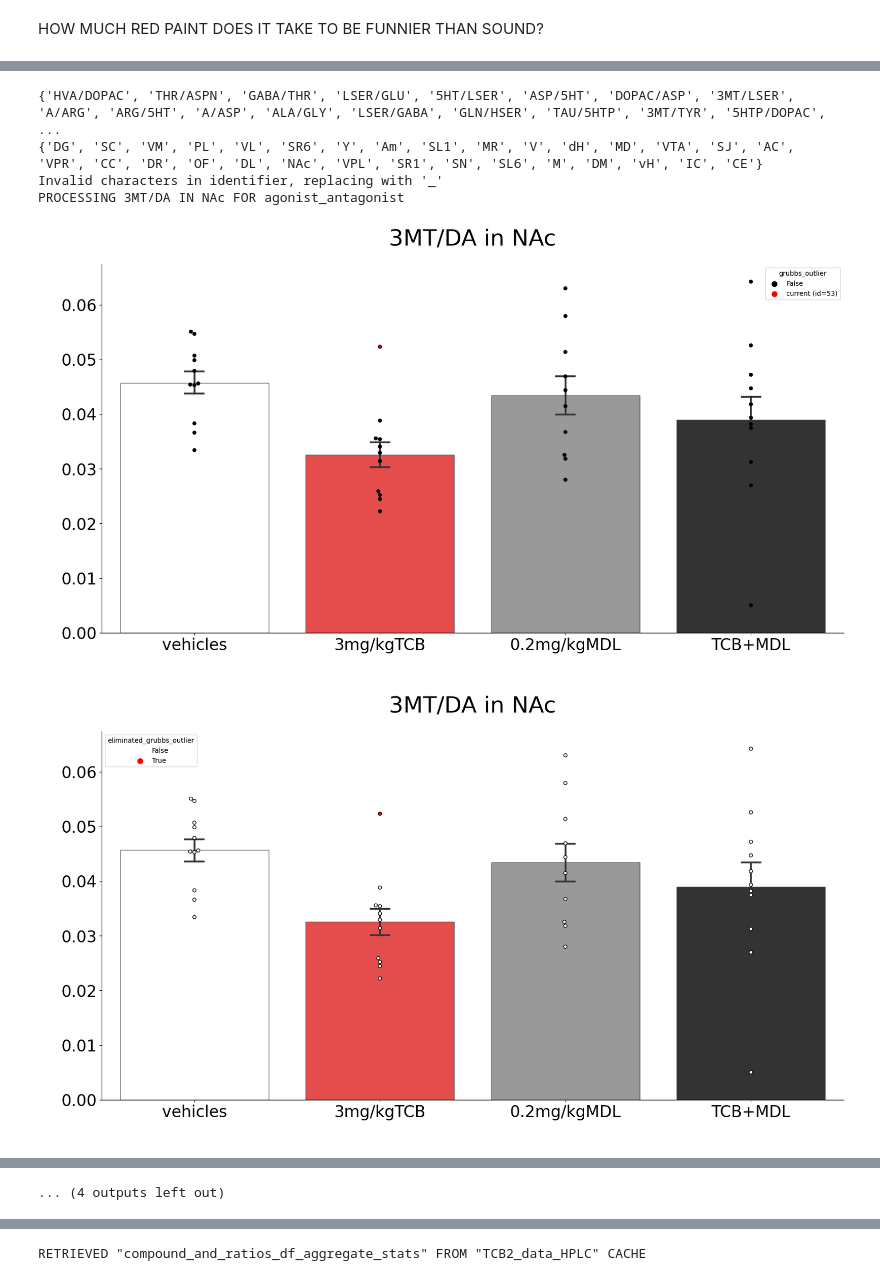
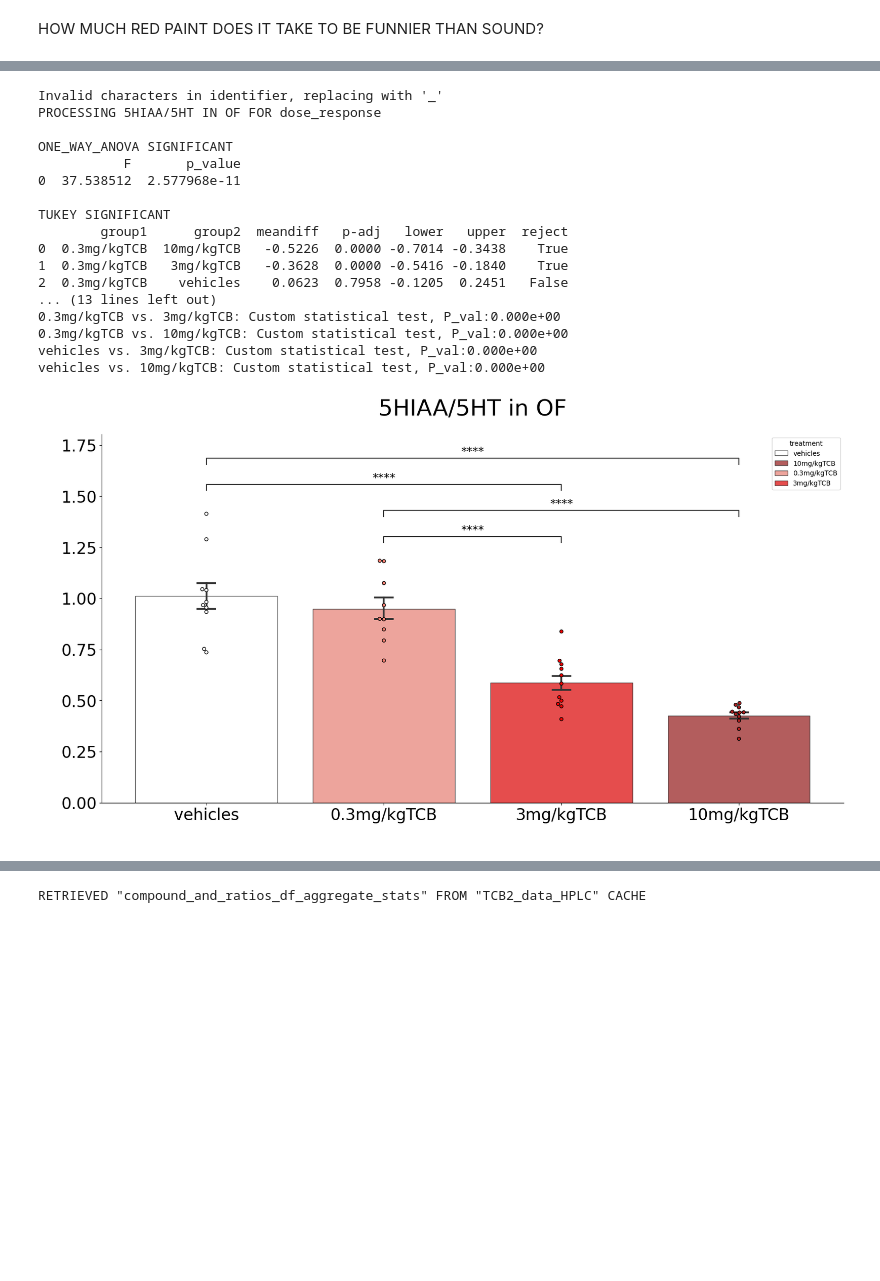
Before and after one commit to remicorne/phd, a Jupyter notebook: RUN.ipynb, the cells around one changed output, grey strips where cells are left out. Drawn from its saved outputs; the diff is of its cells as text; code cells hidden in the pictures; blank space fills up the shorter version.

Commit message:
histograms aer fixed with statannotator need to add to quantitativeSummary() star system and FIX CORRELOGRAM annotations which only put number in first row when i need in all

```diff
--- a/RUN.ipynb
+++ b/RUN.ipynb
@@ -194,29 +221,47 @@ percentageVehiclesFig(
 # %%
 #QUANTITATIVE HISTOGRAMS
 
 quantitativeHistogram(
     filename,
     p_value_threshold=0.05,
+    compound='5HIAA/5HT',
+    region='OF',
+    experiment= 'dose_response',
+    outlier_test='grubbs',
+    do_outliers=False,
+    from_scratch=True
 )
 
 
 # quantitativeHistogram( # JAS not working pls look into
 #     filename,
 
 #     experiment='agonist_antagonist',
 #     compound='3MT/DA',
 #     region='DL',
 #     outlier_test= 'grubbs', #this should not be asked every time it is something you would set once in the constants for this experiment, could do redo_outliers = T/F
 #     #it forced me to do outliers as ther were not done 5HIAA/5HT in DL dont love this
 #     p_value_threshold=0.05, #again this should be a constant for the experiment
 #     from_scratch=True,
 # )
 
 # subselectDf(getCompoundAndRatiosDf(filename), {'compound':'5HIAA/5HT', 'region':'OF', 'experiment':'agonist_antagonist'})
 # %% [output]
-{'HVA/DOPAC', 'THR/ASPN', 'GABA/THR', 'LSER/GLU', '5HT/LSER', 'ASP/5HT', 'DOPAC/ASP', '3MT/LSER', 'A/ARG', 'ARG/5HT', 'A/ASP', 'ALA/GLY', 'LSER/GABA', 'GLN/HSER', 'TAU/5HTP', '3MT/TYR', '5HTP/DOPAC',  ...
-{'DG', 'SC', 'VM', 'PL', 'VL', 'SR6', 'Y', 'Am', 'SL1', 'MR', 'V', 'dH', 'MD', 'VTA', 'SJ', 'AC', 'VPR', 'CC', 'DR', 'OF', 'DL', 'NAc', 'VPL', 'SR1', 'SN', 'SL6', 'M', 'DM', 'vH', 'IC', 'CE'}
 Invalid characters in identifier, replacing with '_'
-PROCESSING 3MT/DA IN NAc FOR agonist_antagonist
+PROCESSING 5HIAA/5HT IN OF FOR dose_response
+
+ONE_WAY_ANOVA SIGNIFICANT
+           F       p_value
+0  37.538512  2.577968e-11
+
+TUKEY SIGNIFICANT
+        group1      group2  meandiff   p-adj   lower   upper  reject
+0  0.3mg/kgTCB  10mg/kgTCB   -0.5226  0.0000 -0.7014 -0.3438    True
+1  0.3mg/kgTCB   3mg/kgTCB   -0.3628  0.0000 -0.5416 -0.1840    True
+2  0.3mg/kgTCB    vehicles    0.0623  0.7958 -0.1205  0.2451   False
+... (13 lines left out)
+0.3mg/kgTCB vs. 3mg/kgTCB: Custom statistical test, P_val:0.000e+00
+0.3mg/kgTCB vs. 10mg/kgTCB: Custom statistical test, P_val:0.000e+00
+vehicles vs. 3mg/kgTCB: Custom statistical test, P_val:0.000e+00
+vehicles vs. 10mg/kgTCB: Custom statistical test, P_val:0.000e+00
-[figure, old version]
+[figure, new version]
-[figure, removed]
@@ -296,4 +271,3 @@ vehicles vs. 3mg/kgTCB: Custom statistical test, P_val:6.800e-03
-... (4 outputs left out)
 # %%
 #CORRELOGRAMS
 
```
Also changed, not shown: parts of 8 cells of this notebook, 2 other files.
